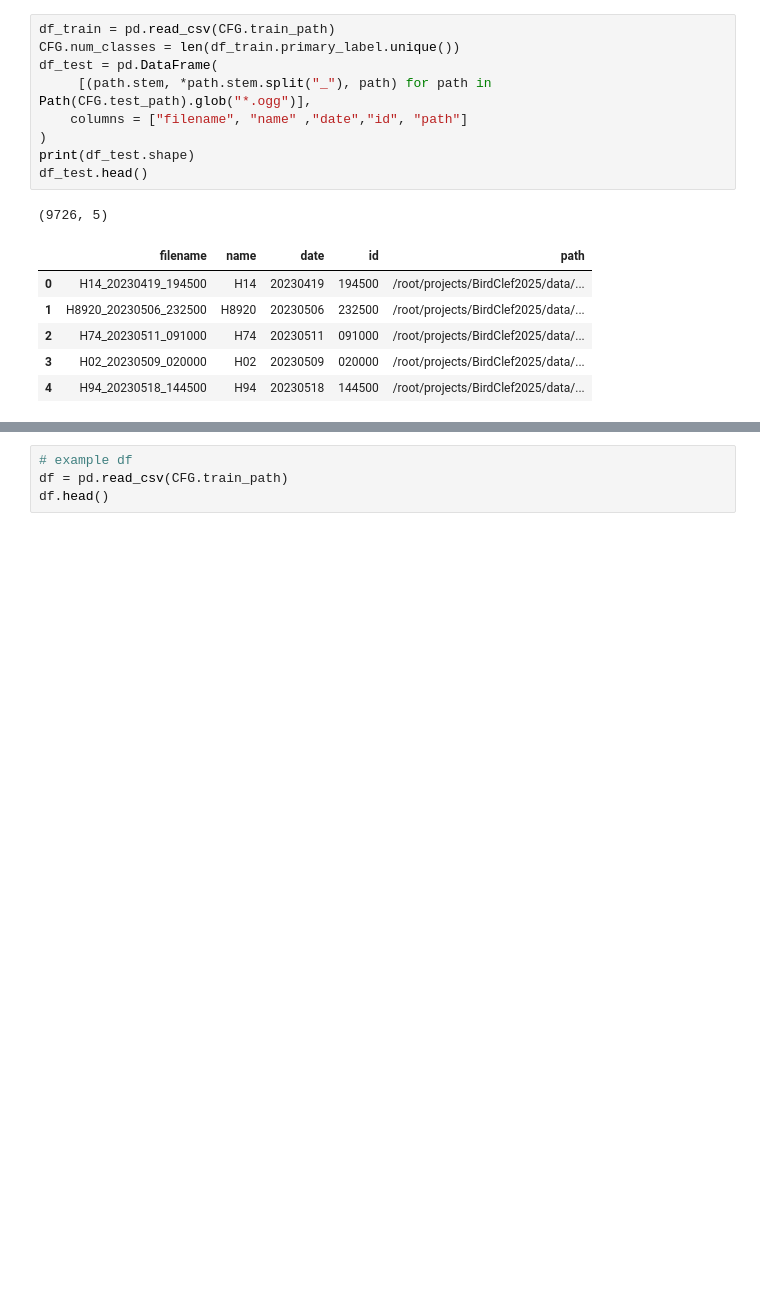
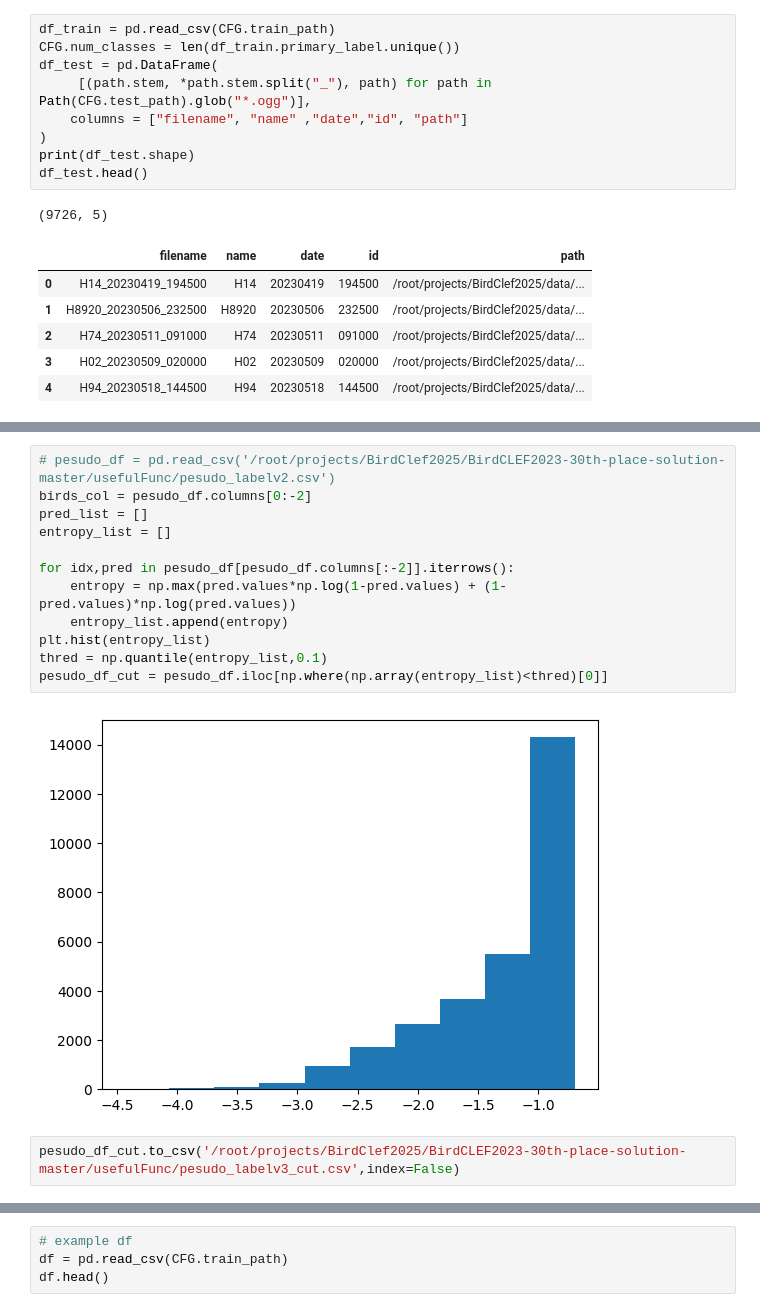
Before and after one commit to StarrySky-SHT/BirdClef2025-8thSol, a Jupyter notebook: usefulFunc/generate_pseudo_label.ipynb, the cells around one changed output, grey strips where cells are left out. Saved outputs shown, nothing was run; the diff lists cells and outputs as text; blank space fills up the shorter version.

```diff
--- a/usefulFunc/generate_pseudo_label.ipynb
+++ b/usefulFunc/generate_pseudo_label.ipynb
@@ -1802,0 +1810,16 @@ plt.show()
+# %%
+# pesudo_df = pd.read_csv('/root/projects/BirdClef2025/BirdCLEF2023-30th-place-solution-master/usefulFunc/pesudo_labelv2.csv')
+birds_col = pesudo_df.columns[0:-2]
+pred_list = []
+entropy_list = []
+
+for idx,pred in pesudo_df[pesudo_df.columns[:-2]].iterrows():
+    entropy = np.max(pred.values*np.log(1-pred.values) + (1-pred.values)*np.log(pred.values))
+    entropy_list.append(entropy)
+plt.hist(entropy_list)
+thred = np.quantile(entropy_list,0.1)
+pesudo_df_cut = pesudo_df.iloc[np.where(np.array(entropy_list)<thred)[0]]
+# %% [output]
+[figure, added]
+# %%
+pesudo_df_cut.to_csv('/root/projects/BirdClef2025/BirdCLEF2023-30th-place-solution-master/usefulFunc/pesudo_labelv3_cut.csv',index=False)
```
Also changed, not shown: parts of 19 cells of this notebook, 32 other files.
